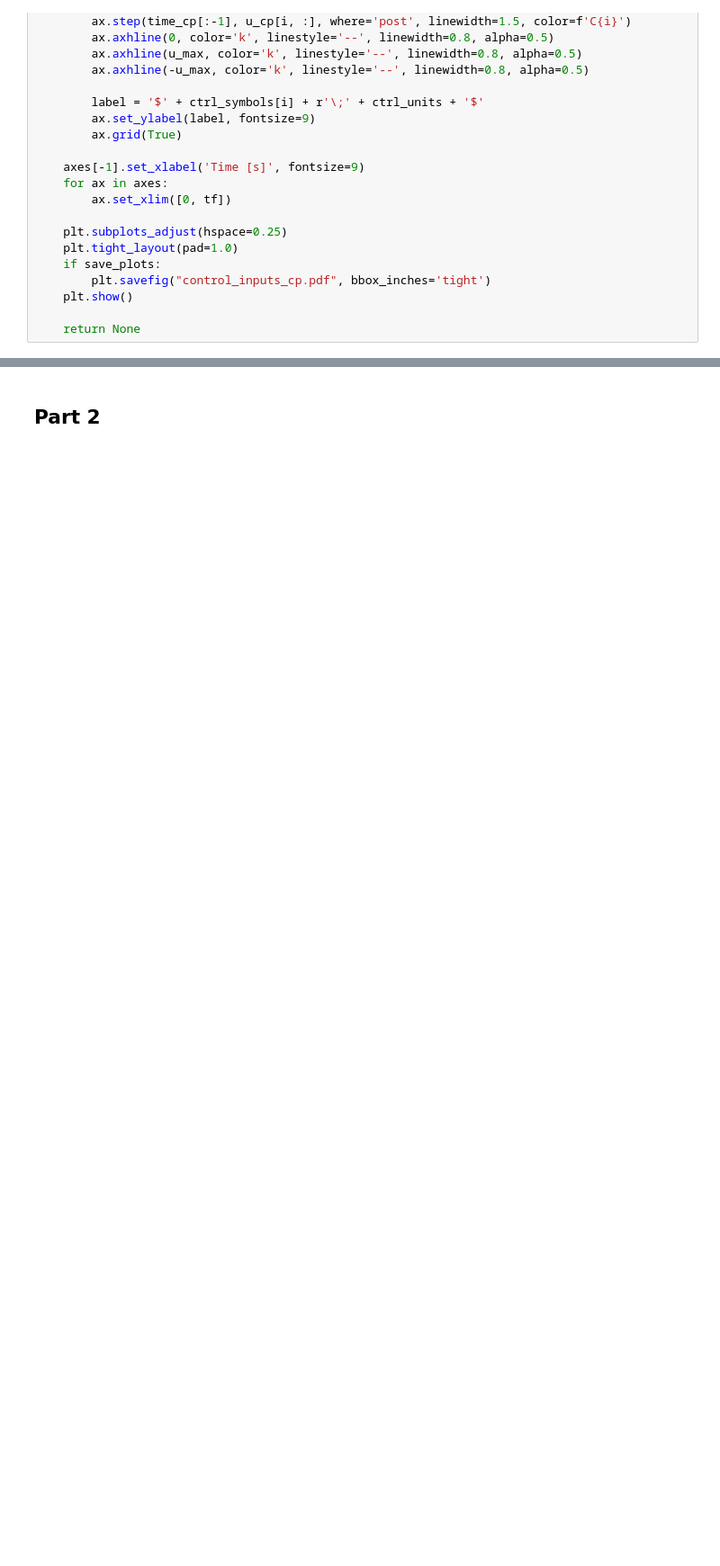
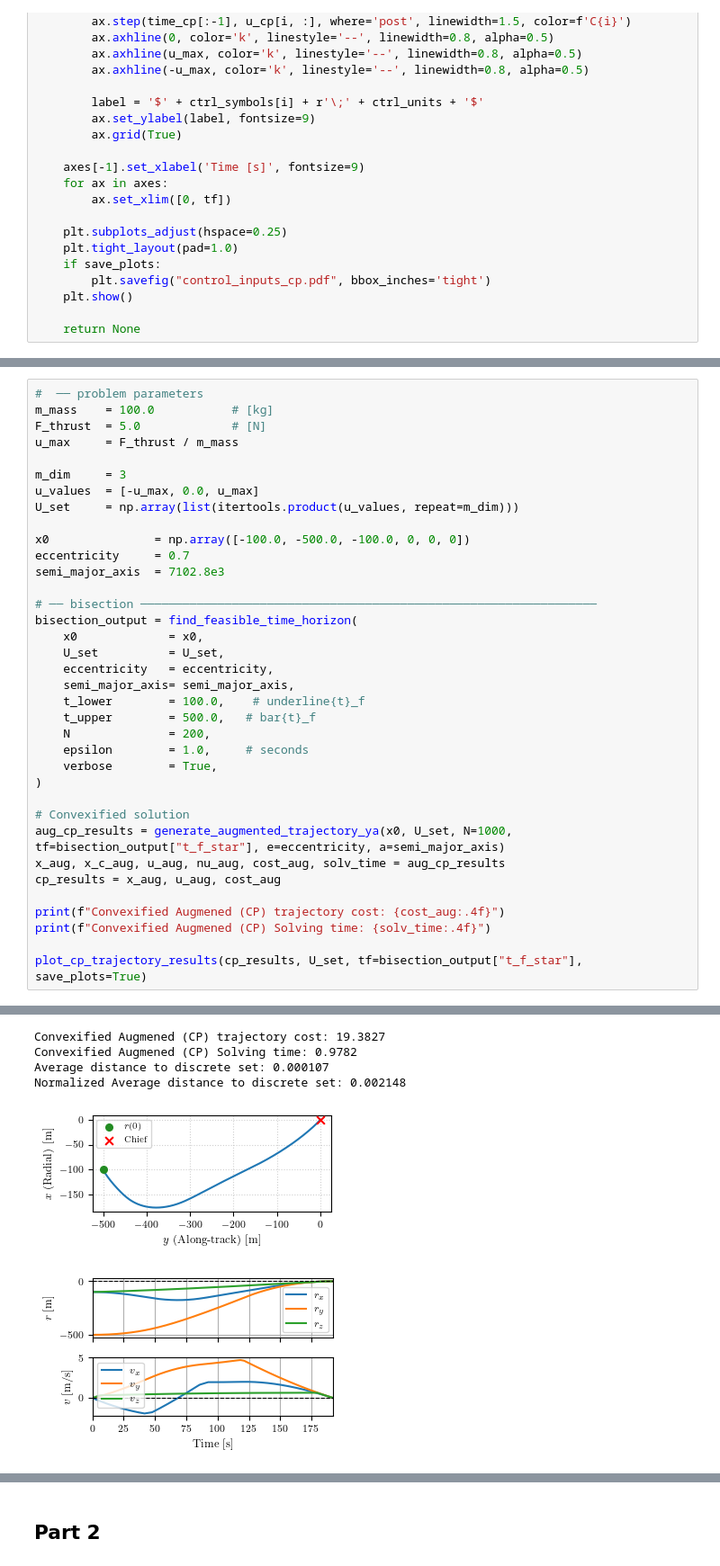
Before and after one commit to FelipeArenasUribe/MICP_LosslessConvexification, a Jupyter notebook: MICP_NumericalResult.ipynb, the cells around one changed output, grey strips where cells are left out. Shown at 90% size. Saved outputs shown, nothing was run; the diff lists cells and outputs as text; blank space fills up the shorter version.

Commit message:
bisection and traj plot

```diff
--- a/MICP_NumericalResult.ipynb
+++ b/MICP_NumericalResult.ipynb
@@ -321,0 +412,37 @@ Normalized Average distance to discrete set: 0.002136
+# %%
+#  ── problem parameters
+m_mass    = 100.0           # [kg]
+F_thrust  = 5.0             # [N]
+u_max     = F_thrust / m_mass
+
+m_dim     = 3
+u_values  = [-u_max, 0.0, u_max]
+U_set     = np.array(list(itertools.product(u_values, repeat=m_dim)))
+
+x0               = np.array([-100.0, -500.0, -100.0, 0, 0, 0])
+eccentricity     = 0.7
+semi_major_axis  = 7102.8e3
+
+# ── bisection ─────────────────────────────────────────────────────────────────
+bisection_output = find_feasible_time_horizon(
+    x0             = x0,
+    U_set          = U_set,
+    eccentricity   = eccentricity,
+    semi_major_axis= semi_major_axis,
+    t_lower        = 100.0,    # underline{t}_f
+    t_upper        = 500.0,   # bar{t}_f
+    N              = 200,
+    epsilon        = 1.0,     # seconds
+    verbose        = True,
+)
+
+# Convexified solution
+aug_cp_results = generate_augmented_trajectory_ya(x0, U_set, N=1000, tf=bisection_output["t_f_star"], e=eccentricity, a=semi_major_axis)
+x_aug, x_c_aug, u_aug, nu_aug, cost_aug, solv_time = aug_cp_results
+cp_results = x_aug, u_aug, cost_aug
+
+print(f"Convexified Augmened (CP) trajectory cost: {cost_aug:.4f}")
+print(f"Convexified Augmened (CP) Solving time: {solv_time:.4f}")
+
+plot_cp_trajectory_results(cp_results, U_set, tf=bisection_output["t_f_star"], save_plots=True)
+# %% [output]
@@ -321,0 +472,6 @@ Normalized Average distance to discrete set: 0.002136
+Convexified Augmened (CP) trajectory cost: 19.3827
+Convexified Augmened (CP) Solving time: 0.9782
+Average distance to discrete set: 0.000107
+Normalized Average distance to discrete set: 0.002148
+[figure, added]
+[figure, added]
```
Also changed, not shown: parts of 5 cells of this notebook.
